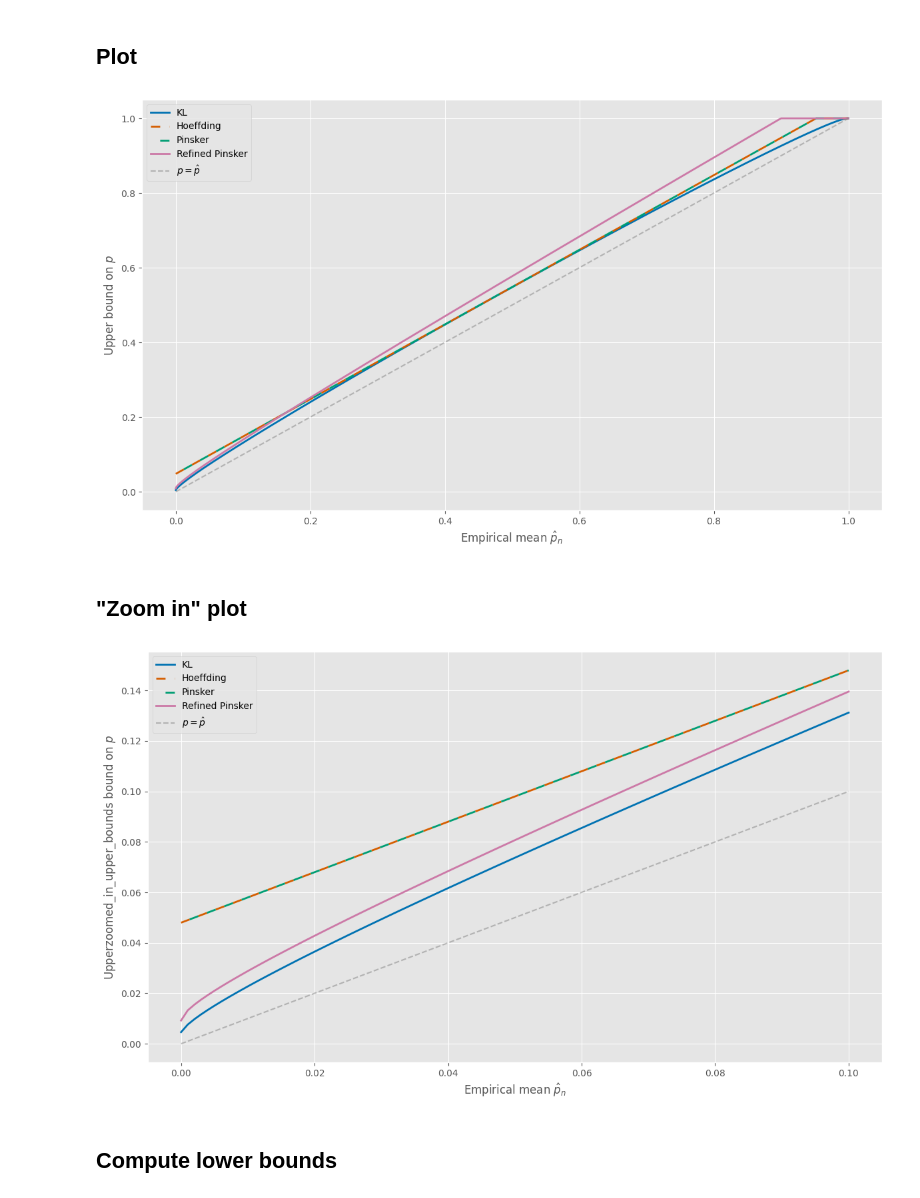
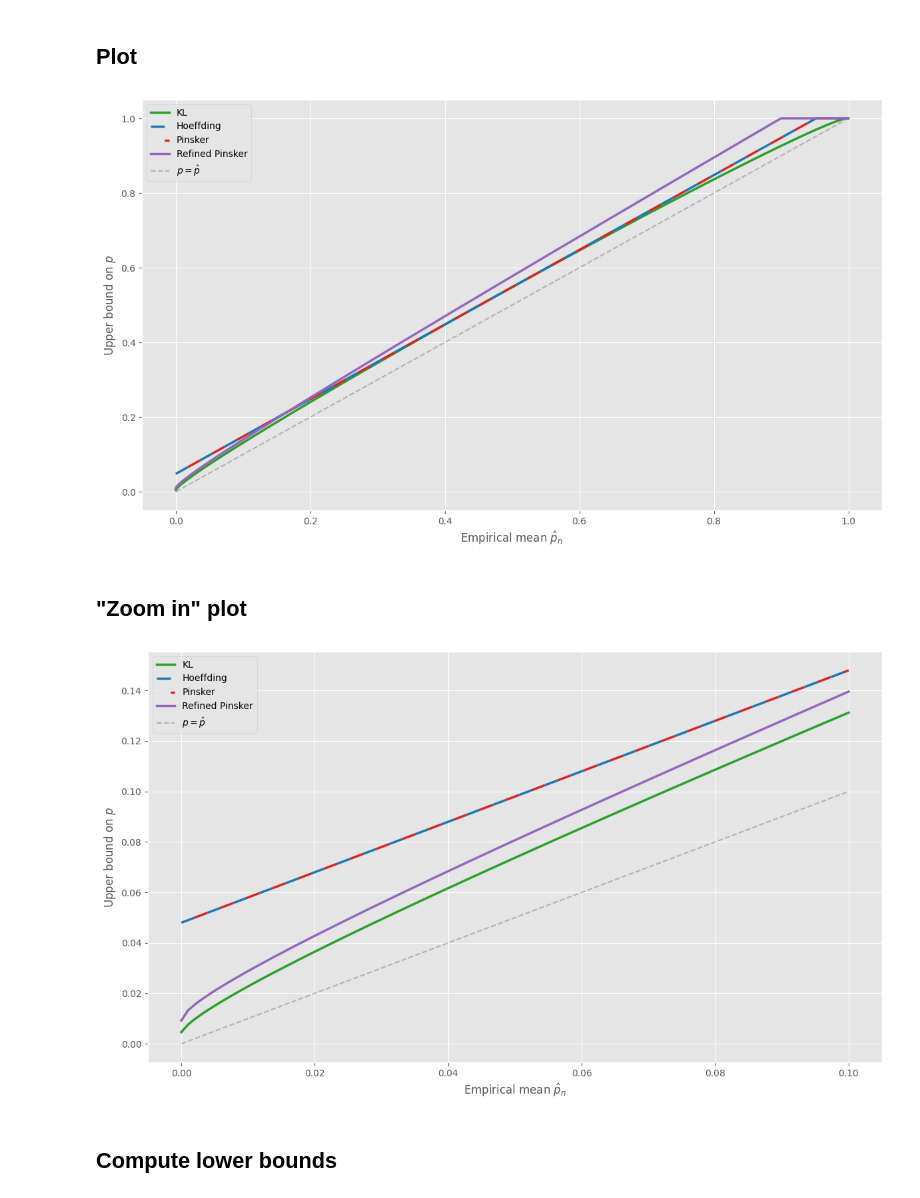
Before and after one commit to carsten-j/MLB, a Jupyter notebook: HA1/exercise2.3.ipynb, the cells around one changed output. Drawn from its saved outputs; the diff is of its cells as text; code cells hidden in the pictures.

```diff
--- a/HA1/exercise2.3.ipynb
+++ b/HA1/exercise2.3.ipynb
@@ -49,26 +43,31 @@ def plot_bounds(
     image="",
     savefig=False,
 ):
-    lw = 2
+    lw = 2.5
     plt.figure(figsize=(12, 7))
-    plt.plot(x, kl, color="#0072B2", lw=lw, label="KL")
-    linestyle_hoeffding = (0, (5, 5))
+    plt.plot(x, kl, color="#2ca02c", lw=lw, label="KL")
+    linestyle_hoeffding = (0, (6, 6))
     if pinsker is None:
         linestyle_hoeffding = "solid"
     plt.plot(
         x,
         hoeffding,
-        color="#D55E00",
+        color="#1f77b4",
         lw=lw,
         linestyle=linestyle_hoeffding,
         label="Hoeffding",
     )
     if pinsker is not None:
         plt.plot(
-            x, pinsker, color="#009E73", lw=lw, linestyle=(5, (5, 5)), label="Pinsker"
+            x,
+            pinsker,
+            color="#d62728",
+            lw=lw,
+            linestyle=(6, (6, 6)),
+            label="Pinsker",
         )
     if refined_pinsker is not None:
-        plt.plot(x, refined_pinsker, color="#CC79A7", lw=lw, label="Refined Pinsker")
+        plt.plot(x, refined_pinsker, color="#9467bd", lw=lw, label="Refined Pinsker")
     plt.plot(x, x, "--", color="gray", alpha=0.5, label=r"$p = \hat p$")
     plt.xlabel(r"Empirical mean $\hat{p}_n$")
     plt.ylabel(f"{bound} bound on $p$")
@@ -88,24 +87,25 @@ plot_bounds(
     refined_pinsker,
     "Upper",
     "upper_bounds",
-    savefig=True,
+    savefig=False,
 )
 # %% [output]
-[figure, old version]
+[figure, new version]
 # %% [markdown]
 ## "Zoom in" plot
 # %%
 plot_bounds(
     p_hats[:101],
     kl_upper[:101],
     hoeffding_upper[:101],
     hoeffding_upper[:101],
     refined_pinsker[:101],
-    "Upperzoomed_in_upper_bounds",
-    savefig=True,
+    "Upper",
+    "zoomed_in_upper_bounds",
+    savefig=False,
 )
 # %% [output]
-[figure, old version]
+[figure, new version]
 # %% [markdown]
 ## Compute lower bounds
 # %% [markdown]
```
Also changed, not shown: parts of 3 cells of this notebook, 12 other files.
